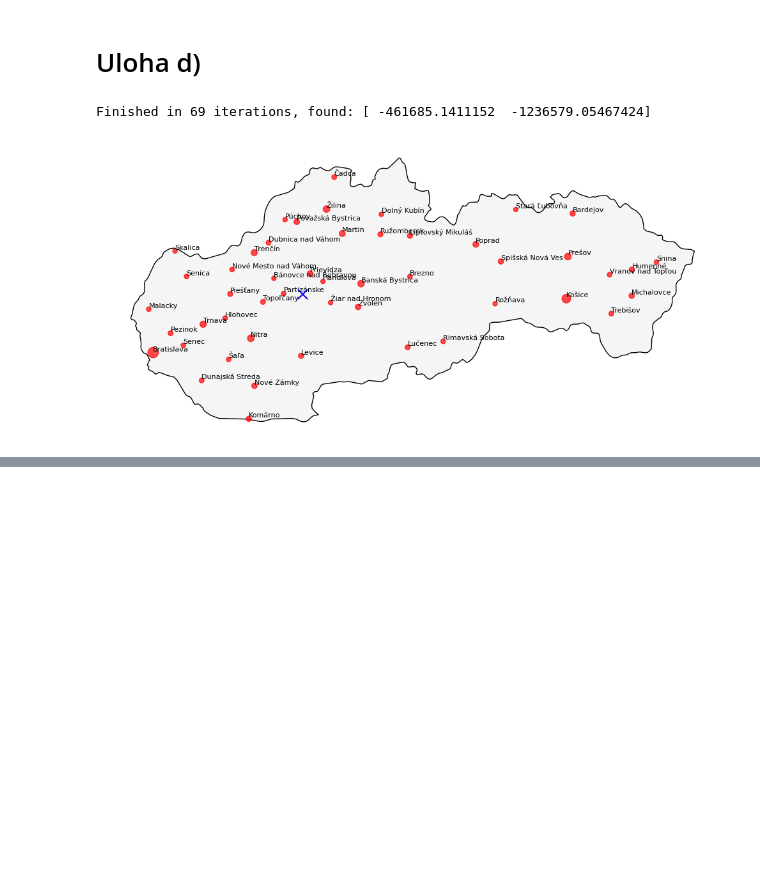
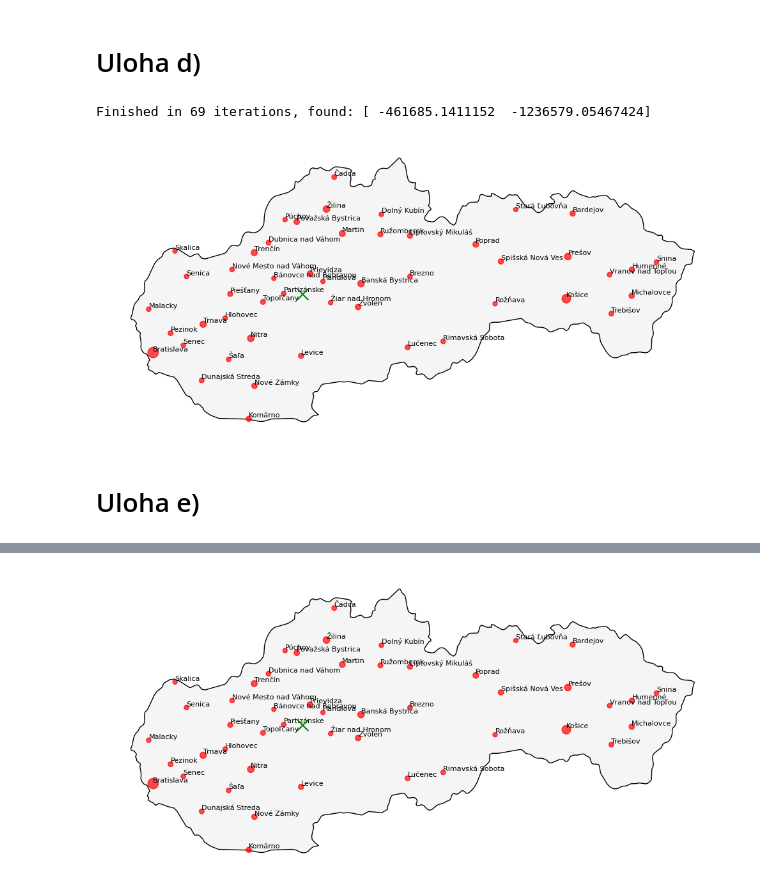
Before and after one commit to Retr-1/MVO-LPA-MjaBaRieVi, a Jupyter notebook: main.ipynb, the cells around one changed output, grey strips where cells are left out. Saved outputs shown, nothing was run; the diff lists cells and outputs as text; code cells hidden in the pictures; blank space fills up the shorter version.

```diff
--- a/main.ipynb
+++ b/main.ipynb
@@ -54,7 +54,7 @@ def plot_slovakia(point=None):
     )
 
     if point is not None:
-        ax.scatter(point[0], point[1], s=120, color="blue", marker="x", zorder=5)
+        ax.scatter(point[0], point[1], s=160, color="green", marker="x", zorder=5)
 
     for x,y,city in zip(DF_MESTA.geometry.x, DF_MESTA.geometry.y, DF_MESTA['City']):
         ax.text(x,y,city, fontsize=8, ha='left', va='bottom')
@@ -63,6 +63,3 @@ def plot_slovakia(point=None):
 
     plt.tight_layout()
     plt.show()
-
-display(DF_MESTA)
-plot_slovakia()
@@ -245,4 +223,31 @@ plot_slovakia(xk)
 # np.linalg.norm(a, axis=1)
 # %% [output]
 Finished in 69 iterations, found: [ -461685.1411152  -1236579.05467424]
-[figure, old version]
+[figure, new version]
+# %% [markdown]
+# Uloha e)
+# %%
+def gradient_basic(step, eps, max_itrs):
+    WC = WEIGHTS * COORDS
+    x0 = np.sum(WC, axis=0)
+    xk = x0.copy()
+
+    i = 0
+    while True:
+        d = np.linalg.norm(xk - COORDS, axis=1)[:, None]
+        g = np.sum(WEIGHTS * (xk - COORDS) / d, axis=0)
+
+        if np.linalg.norm(g) < eps or i > max_itrs:
+            break
+
+        xk = xk - g*step
+        # print(g)
+        i += 1
+
+    return xk, i
+
+x, i = gradient_basic(100_000, 10**-6, 100_000)
+print(f'Finished in {i} iterations, found {x}')
+
+plot_slovakia(x)
+# %% [output]
@@ -248,0 +255 @@ Finished in 69 iterations, found: [ -461685.1411152  -1236579.05467424]
+[figure, added]
```
Also changed, not shown: parts of 2 cells of this notebook.
